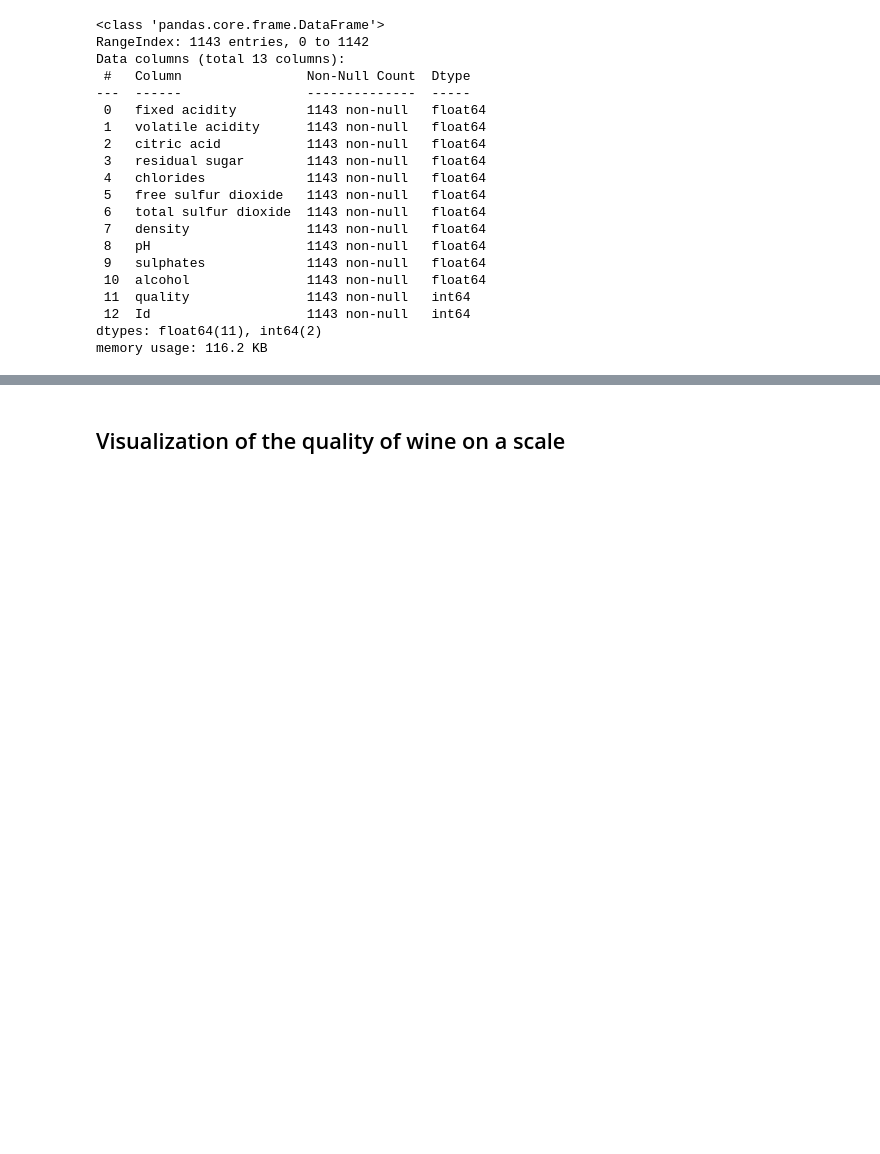
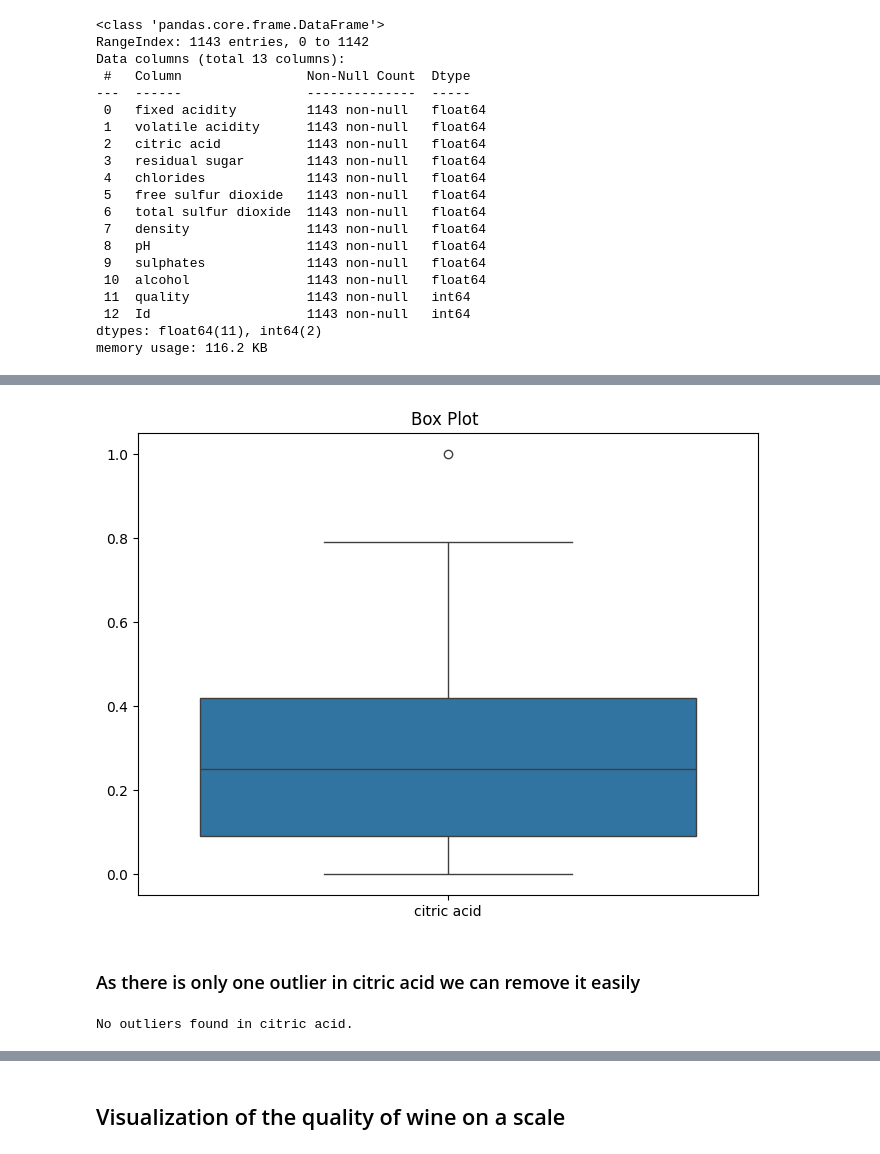
Before and after one commit to Manzilchalise/Project-fds-, a Jupyter notebook: project.ipynb, the cells around one changed output, grey strips where cells are left out. Saved outputs shown, nothing was run; the diff lists cells and outputs as text; code cells hidden in the pictures; blank space fills up the shorter version.

```diff
--- a/project.ipynb
+++ b/project.ipynb
@@ -93,0 +113,31 @@ memory usage: 116.2 KB
+# %%
+second_four1 = ['citric acid']
+
+plt.figure(figsize=(8, 6))
+sns.boxplot(data=df[second_four1])
+plt.title("Box Plot ")
+plt.show()
+# %% [output]
+[figure, added]
+# %% [markdown]
+### As there is only one outlier in citric acid we can remove it easily
+# %%
+Q1 = df['citric acid'].quantile(0.25)
+Q3 = df['citric acid'].quantile(0.75)
+IQR = Q3 - Q1
+
+# Define the upper and lower bounds for outliers
+lower_bound = Q1 - 1.5 * IQR
+upper_bound = Q3 + 1.5 * IQR
+
+# Find the index of the first outlier in citric acid
+outlier_index = df[(df['citric acid'] < lower_bound) | (df['citric acid'] > upper_bound)].index
+
+if len(outlier_index) > 0:
+    # Remove only the first outlier
+    df = df.drop(outlier_index[0])
+    print(f"Removed one outlier at index {outlier_index[0]}")
+else:
+    print("No outliers found in citric acid.")
+# %% [output]
+No outliers found in citric acid.
```
Also changed, not shown: parts of 21 cells of this notebook.
